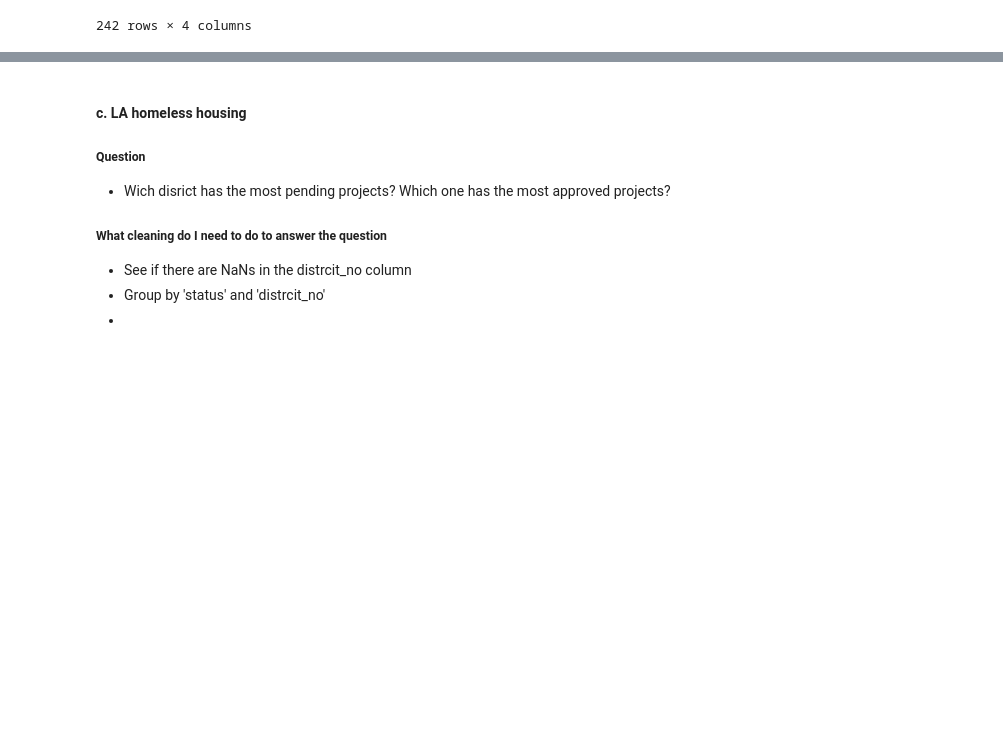
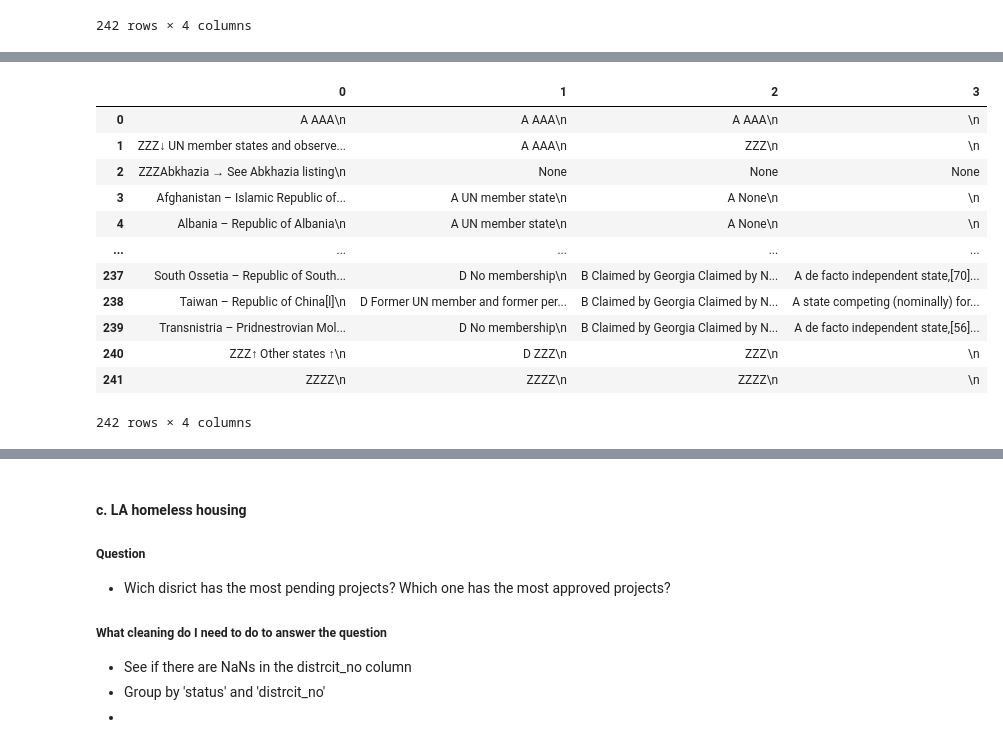
Before and after one commit to Chris5br/lede-2021-data-module, a Jupyter notebook: homework_brause/homework-2-beautifulsoup-brause.ipynb, the cells around one changed output, grey strips where cells are left out. Saved outputs shown, nothing was run; the diff lists cells and outputs as text; code cells hidden in the pictures; blank space fills up the shorter version.

```diff
--- a/homework_brause/homework-2-beautifulsoup-brause.ipynb
+++ b/homework_brause/homework-2-beautifulsoup-brause.ipynb
@@ -419,0 +543,16 @@ Name: Membership within the UN System[a], dtype: int64
+# %%
+df_country_scraped
+# %% [output]
+|  | 0 | 1 | 2 | 3 |
+| 0 | A AAA\n | A AAA\n | A AAA\n | \n |
+| 1 | ZZZ↓ UN member states and observe... | A AAA\n | ZZZ\n | \n |
+| 2 | ZZZAbkhazia → See Abkhazia listing\n | None | None | None |
+| 3 | Afghanistan – Islamic Republic of... | A UN member state\n | A None\n | \n |
+| 4 | Albania – Republic of Albania\n | A UN member state\n | A None\n | \n |
+| ... | ... | ... | ... | ... |
+| 237 | South Ossetia – Republic of South... | D No membership\n | B Claimed by Georgia Claimed by N... | A de facto independent state,[70]... |
+| 238 | Taiwan – Republic of China[l]\n | D Former UN member and former per... | B Claimed by Georgia Claimed by N... | A state competing (nominally) for... |
+| 239 | Transnistria – Pridnestrovian Mol... | D No membership\n | B Claimed by Georgia Claimed by N... | A de facto independent state,[56]... |
+| 240 | ZZZ↑ Other states ↑\n | D ZZZ\n | ZZZ\n | \n |
+| 241 | ZZZZ\n | ZZZZ\n | ZZZZ\n | \n |
+242 rows × 4 columns
```
Also changed, not shown: parts of 18 cells of this notebook.
